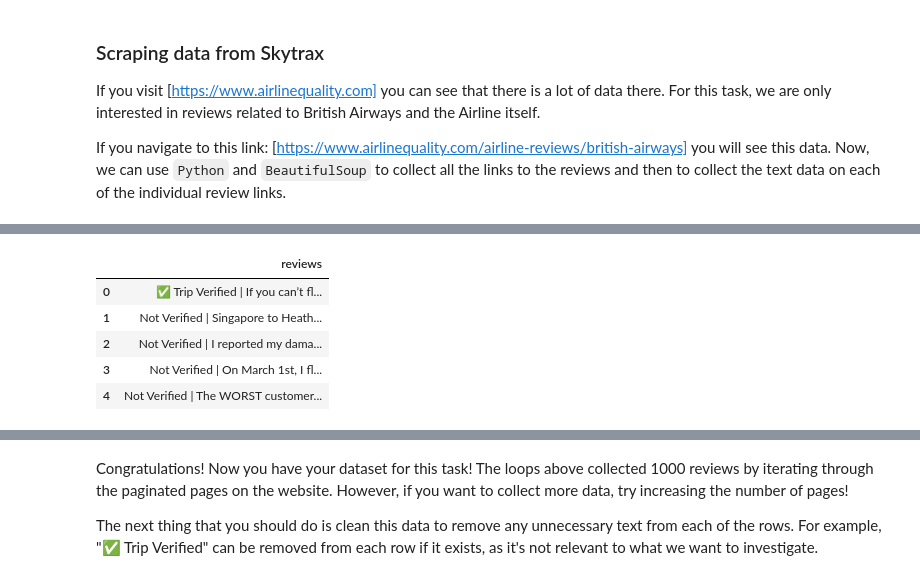
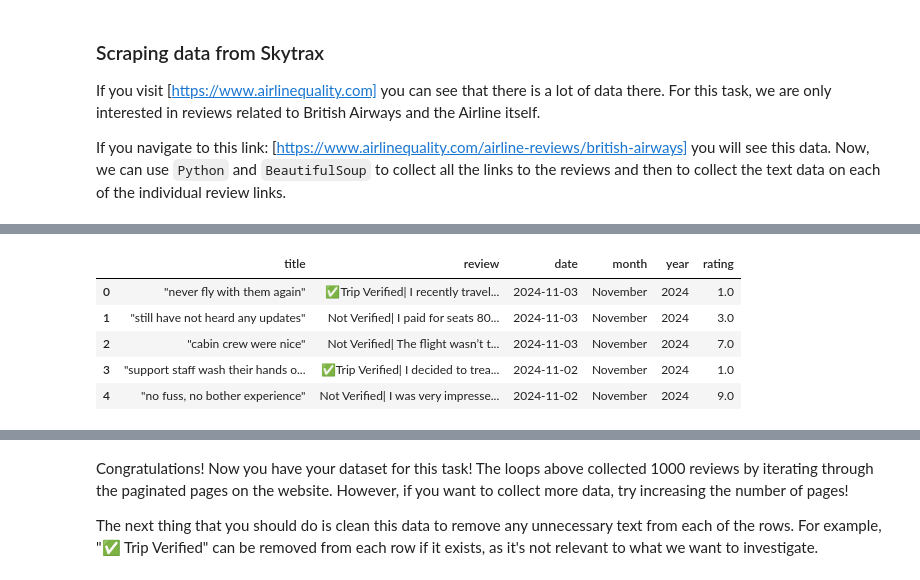
Before and after one commit to randellmwania/british_airways_reviews_sentiment-analysis, a Jupyter notebook: BA_EDA.ipynb, the cells around one changed output, grey strips where cells are left out. Drawn from its saved outputs; the diff is of its cells as text; code cells hidden in the pictures.

```diff
--- a/BA_EDA.ipynb
+++ b/BA_EDA.ipynb
@@ -19,25 +14,0 @@ import pandas as pd
-# %%
-base_url = "https://www.airlinequality.com/airline-reviews/british-airways"
-pages = 20
-page_size = 100
-
-reviews = []
-
-# for i in range(1, pages + 1):
-for i in range(1, pages + 1):
-
-    print(f"Scraping page {i}")
-
-    # Create URL to collect links from paginated data
-    url = f"{base_url}/page/{i}/?sortby=post_date%3ADesc&pagesize={page_size}"
-
-    # Collect HTML data from this page
-    response = requests.get(url)
-
-    # Parse content
-    content = response.content
-    parsed_content = BeautifulSoup(content, 'html.parser')
-    for para in parsed_content.find_all("div", {"class": "text_content"}):
-        reviews.append(para.get_text())
-
-    print(f"   ---> {len(reviews)} total reviews")
@@ -62,17 +146,10 @@ Scraping page 20
 # %%
-df = pd.DataFrame()
-
-
-# Add the 'reviews' list as a column named 'reviews' to the DataFrame
-df["reviews"] = reviews
-
-
 # Display the first few rows of the DataFrame
-df.head()
+data.head()
 # %% [output]
-|  | reviews |
-| 0 | ✅ Trip Verified | If you can’t fl... |
-| 1 | Not Verified | Singapore to Heath... |
-| 2 | Not Verified | I reported my dama... |
-| 3 | Not Verified | On March 1st, I fl... |
-| 4 | Not Verified | The WORST customer... |
+|  | title | review | date | month | year | rating |
+| 0 | "never fly with them again" | ✅Trip Verified| I recently travel... | 2024-11-03 | November | 2024 | 1.0 |
+| 1 | "still have not heard any updates" | Not Verified| I paid for seats 80... | 2024-11-03 | November | 2024 | 3.0 |
+| 2 | "cabin crew were nice" | Not Verified| The flight wasn’t t... | 2024-11-03 | November | 2024 | 7.0 |
+| 3 | "support staff wash their hands o... | ✅Trip Verified| I decided to trea... | 2024-11-02 | November | 2024 | 1.0 |
+| 4 | "no fuss, no bother experience" | Not Verified| I was very impresse... | 2024-11-02 | November | 2024 | 9.0 |
```
Also changed, not shown: parts of 43 cells of this notebook, 17 other files.
